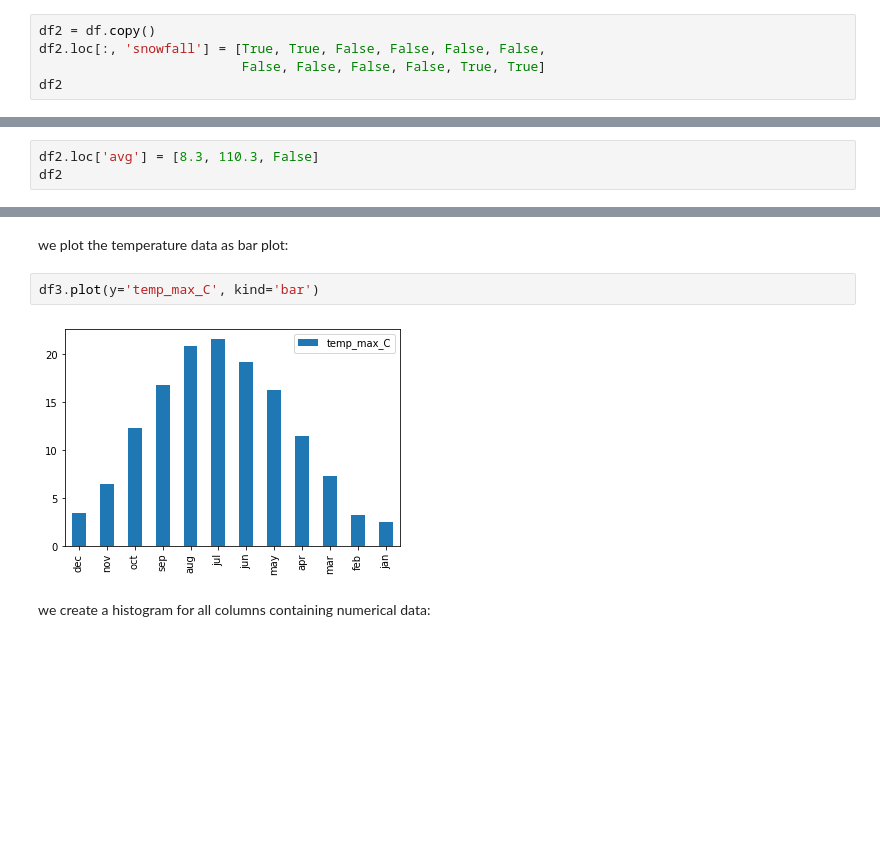
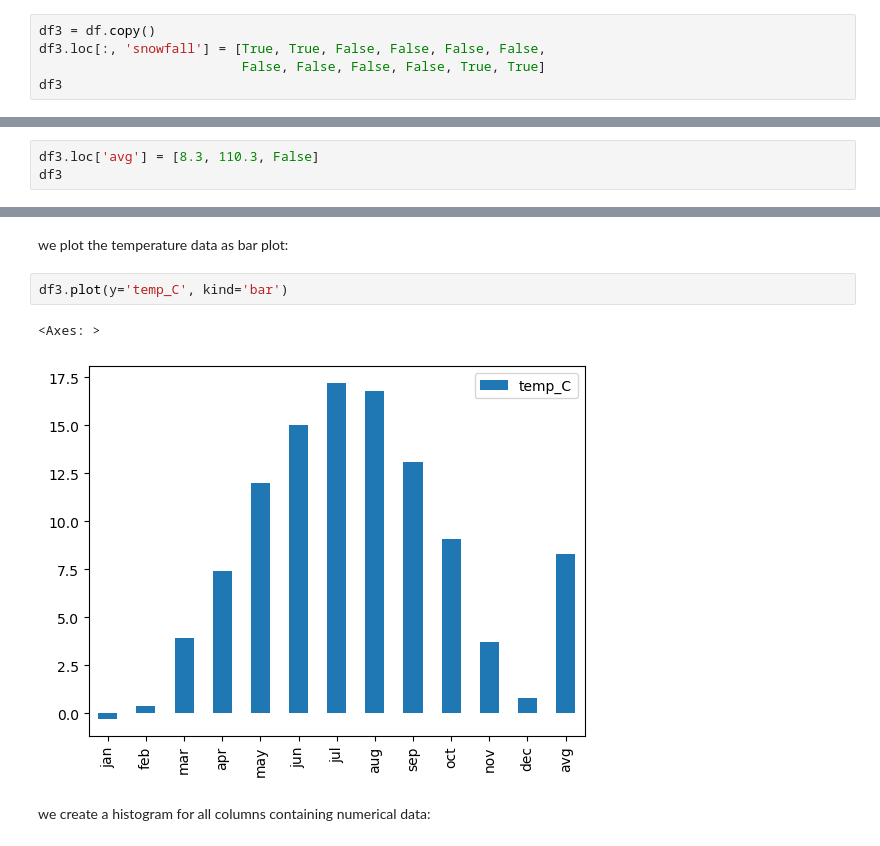
Before and after one commit to mommermi/hft-kid-2024summer, a Jupyter notebook: 03_Pandas/03_Pandas.ipynb, the cells around one changed output, grey strips where cells are left out. Cells and saved outputs as stored; diff of their text form; blank space fills up the shorter version.

```diff
--- a/03_Pandas/03_Pandas.ipynb
+++ b/03_Pandas/03_Pandas.ipynb
@@ -358,10 +358,10 @@ df2
 # %% [markdown]
 we can also use `loc[]` to create a new column:
 # %%
-df2 = df.copy()
-df2.loc[:, 'snowfall'] = [True, True, False, False, False, False,
+df3 = df.copy()
+df3.loc[:, 'snowfall'] = [True, True, False, False, False, False,
                           False, False, False, False, True, True]
-df2
+df3
 # %% [output]
 |  | temp_C | rain_mm | snowfall |
 | jan | -0.3 | 59 | True |
@@ -379,8 +379,8 @@ df2
 # %% [markdown]
 we can also add new rows to a DataFrame:
 # %%
-df2.loc['avg'] = [8.3, 110.3, False]
-df2
+df3.loc['avg'] = [8.3, 110.3, False]
+df3
 # %% [output]
 |  | temp_C | rain_mm | snowfall |
 | jan | -0.3 | 59.0 | True |
@@ -807,9 +808,10 @@ dtype: float64
 # %% [markdown]
 we plot the temperature data as bar plot:
 # %%
-df3.plot(y='temp_max_C', kind='bar')
+df3.plot(y='temp_C', kind='bar')
 # %% [output]
+<Axes: >
-[figure, old version]
+[figure, new version]
 # %% [markdown]
 we create a histogram for all columns containing numerical data:
 # %%
```
Also changed, not shown: parts of 6 cells of this notebook.
